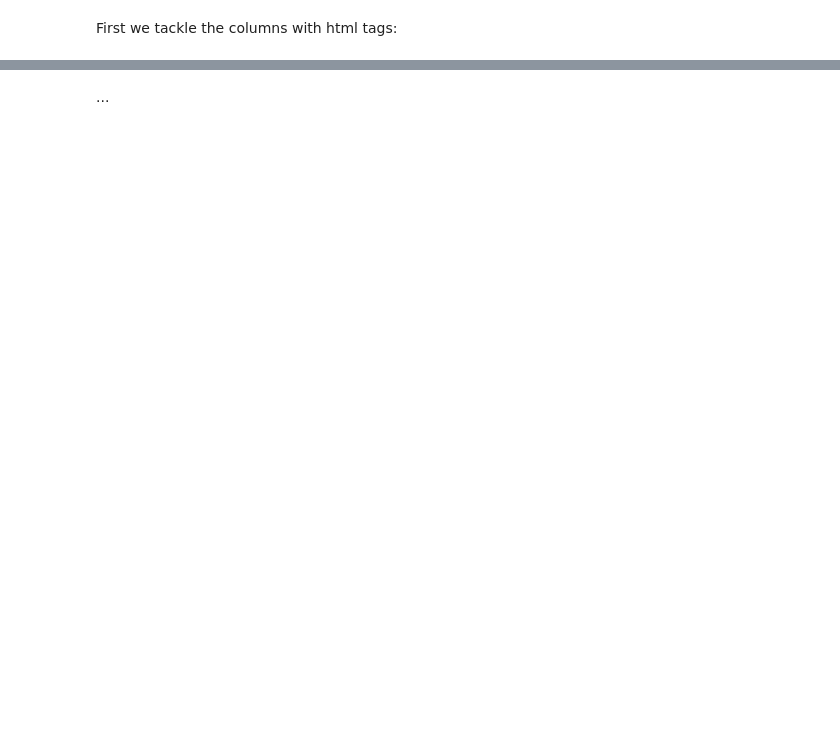
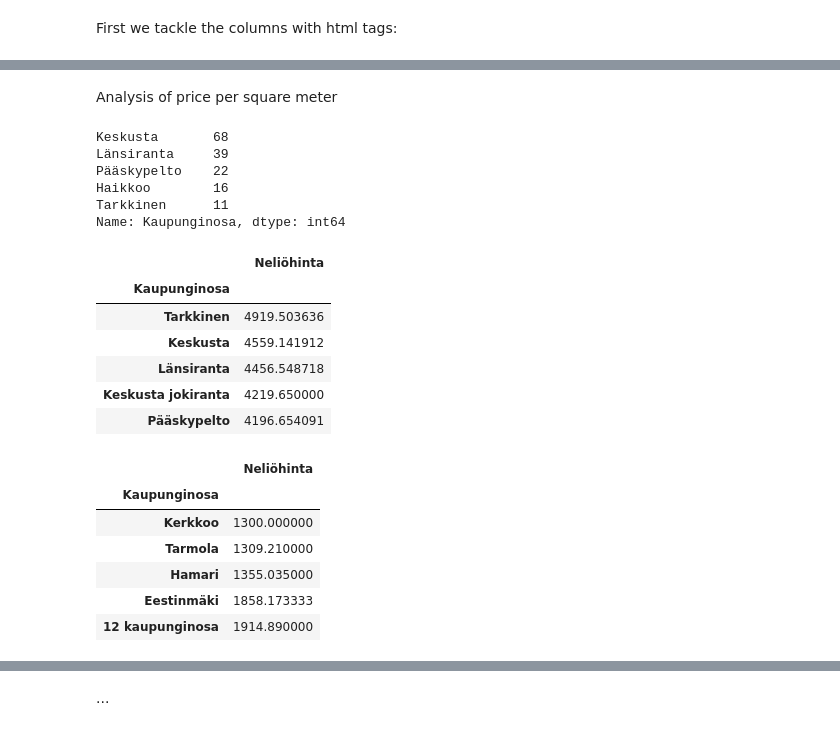
Before and after one commit to nikolr/Real-estate, a Jupyter notebook: Real estate data cleaning.ipynb, the cells around one changed output, grey strips where cells are left out. Saved outputs shown, nothing was run; the diff lists cells and outputs as text; code cells hidden in the pictures; blank space fills up the shorter version.

```diff
--- a/Real estate data cleaning.ipynb
+++ b/Real estate data cleaning.ipynb
@@ -124,0 +168,32 @@ display(df.describe())
+# %% [markdown]
+Analysis of price per square meter
+# %%
+nelio_hinta = df[['Neliöhinta', 'Kaupunginosa']].dropna()
+nelio_hinta.loc[nelio_hinta['Kaupunginosa'] == 'Kevätkumpu 1', 'Kaupunginosa'] = 'Kevätkumpu I'
+nelio_hinta.loc[nelio_hinta['Kaupunginosa'] == 'Pääskynpelto', 'Kaupunginosa'] = 'Pääskypelto'
+display(nelio_hinta['Kaupunginosa'].value_counts().head())
+k_groups = nelio_hinta.groupby('Kaupunginosa')
+means = k_groups.mean()
+display(means.sort_values(by = 'Neliöhinta', ascending = False).head())
+display(means.sort_values(by = 'Neliöhinta', ascending = True).head())
+# %% [output]
+Keskusta       68
+Länsiranta     39
+Pääskypelto    22
+Haikkoo        16
+Tarkkinen      11
+Name: Kaupunginosa, dtype: int64
+|  | Neliöhinta |
+| Kaupunginosa |  |
+| Tarkkinen | 4919.503636 |
+| Keskusta | 4559.141912 |
+| Länsiranta | 4456.548718 |
+| Keskusta jokiranta | 4219.650000 |
+| Pääskypelto | 4196.654091 |
+|  | Neliöhinta |
+| Kaupunginosa |  |
+| Kerkkoo | 1300.000000 |
+| Tarmola | 1309.210000 |
+| Hamari | 1355.035000 |
+| Eestinmäki | 1858.173333 |
+| 12 kaupunginosa | 1914.890000 |
```
Also changed, not shown: parts of 15 cells of this notebook.
